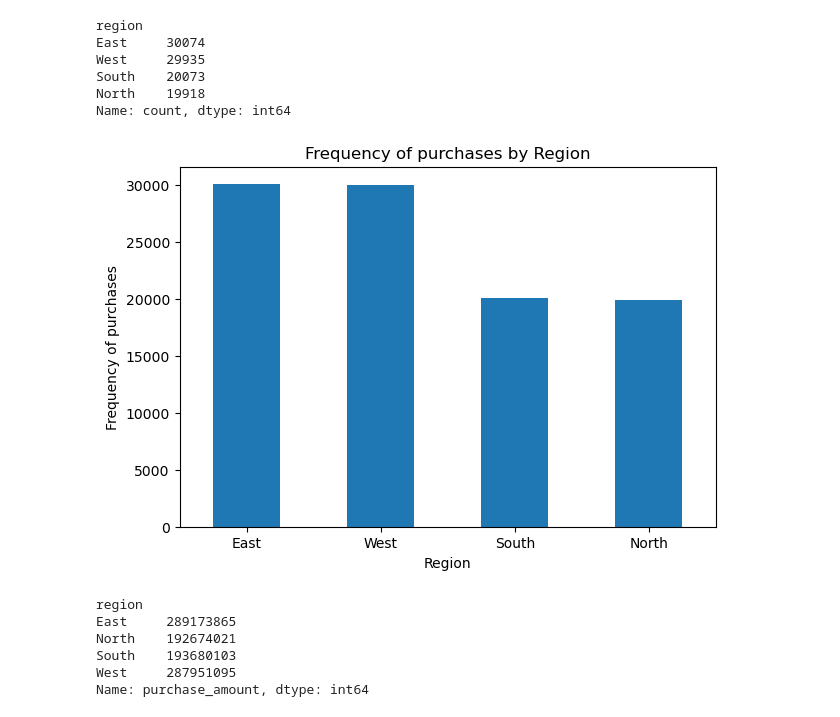
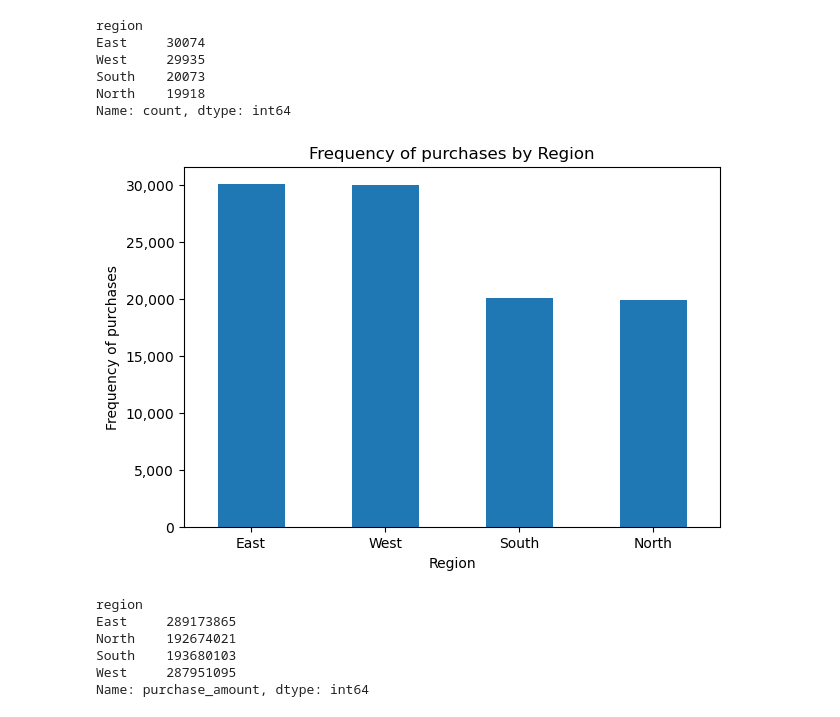
Before and after one commit to Siggy0002/Project-1-Team-Finance, a Jupyter notebook: Tetyana_project_one.ipynb, the cells around one changed output. Saved outputs shown, nothing was run; the diff lists cells and outputs as text; code cells hidden in the pictures.

```diff
--- a/Tetyana_project_one.ipynb
+++ b/Tetyana_project_one.ipynb
@@ -92,16 +92,19 @@ Name: count, dtype: int64
 # %%
 # Configure plot, x-tick rotation, title, and axis labels. Save and show the graph
 
 df['region'].value_counts().plot(kind='bar')
 plt.title('Frequency of purchases by Region')
 plt.xlabel('Region')
 plt.ylabel('Frequency of purchases')
 plt.tight_layout()
 plt.xticks(rotation=0)
+current_values = plt.gca().get_yticks()
+# using format string '{:.0f}' here but you can choose others
+plt.gca().set_yticklabels(['{:,.0f}'.format(x) for x in current_values])
 plt.savefig("Number of purchases by Region.png")
 plt.show()
 # %% [output]
-[figure, old version]
+[figure, new version]
 # %%
 #Get total purchase by region
 df.groupby("region")["purchase_amount"].sum()
```
Also changed, not shown: parts of 2 cells of this notebook.
